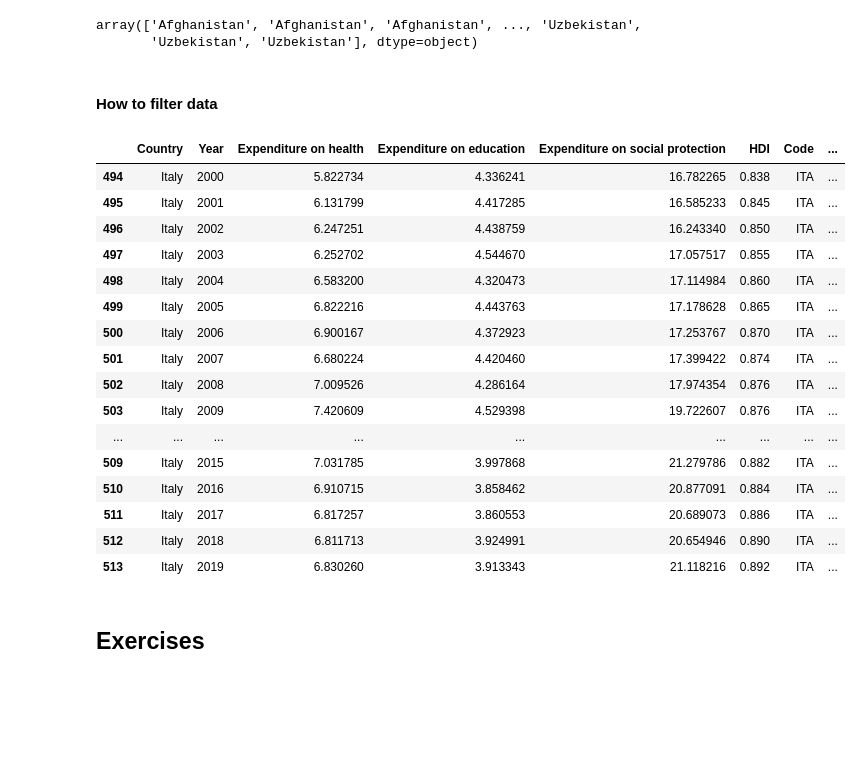
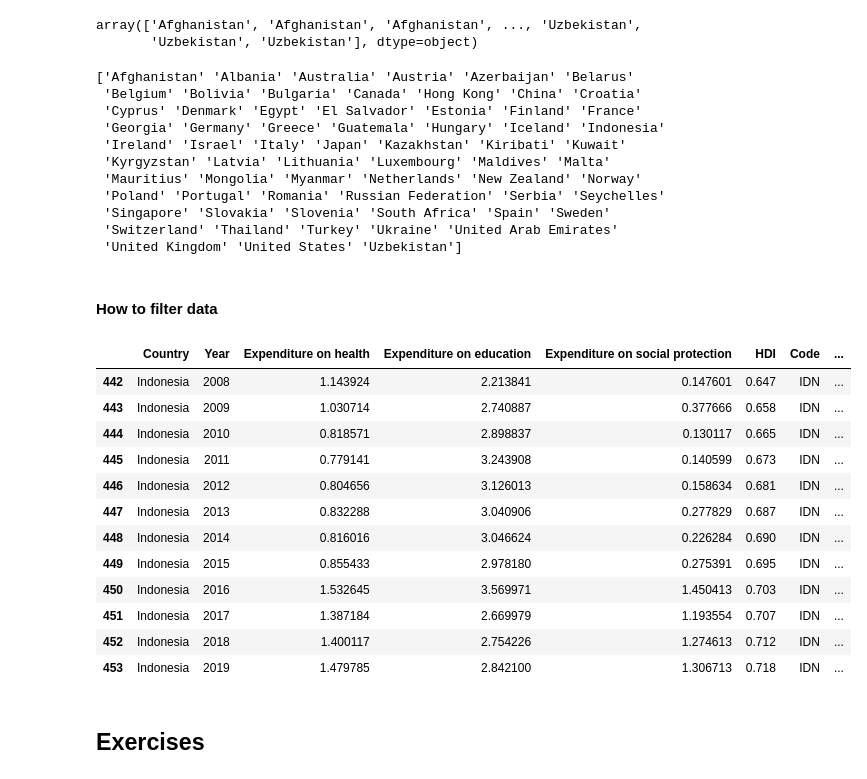
Before and after one commit to aspp-latam/2023-mexico-data-visualization, a Jupyter notebook: exercise-2.ipynb, the cells around one changed output. Drawn from its saved outputs; the diff is of its cells as text; code cells hidden in the pictures; blank space fills up the shorter version.

```diff
--- a/exercise-2.ipynb
+++ b/exercise-2.ipynb
@@ -52,30 +52,40 @@ df['Country'].values
 # %% [output]
 array(['Afghanistan', 'Afghanistan', 'Afghanistan', ..., 'Uzbekistan',
        'Uzbekistan', 'Uzbekistan'], dtype=object)
+# %%
+print(df.Country.unique())
+# %% [output]
+['Afghanistan' 'Albania' 'Australia' 'Austria' 'Azerbaijan' 'Belarus'
+ 'Belgium' 'Bolivia' 'Bulgaria' 'Canada' 'Hong Kong' 'China' 'Croatia'
+ 'Cyprus' 'Denmark' 'Egypt' 'El Salvador' 'Estonia' 'Finland' 'France'
+ 'Georgia' 'Germany' 'Greece' 'Guatemala' 'Hungary' 'Iceland' 'Indonesia'
+ 'Ireland' 'Israel' 'Italy' 'Japan' 'Kazakhstan' 'Kiribati' 'Kuwait'
+ 'Kyrgyzstan' 'Latvia' 'Lithuania' 'Luxembourg' 'Maldives' 'Malta'
+ 'Mauritius' 'Mongolia' 'Myanmar' 'Netherlands' 'New Zealand' 'Norway'
+ 'Poland' 'Portugal' 'Romania' 'Russian Federation' 'Serbia' 'Seychelles'
+ 'Singapore' 'Slovakia' 'Slovenia' 'South Africa' 'Spain' 'Sweden'
+ 'Switzerland' 'Thailand' 'Turkey' 'Ukraine' 'United Arab Emirates'
+ 'United Kingdom' 'United States' 'Uzbekistan']
 # %% [markdown]
 #### How to filter data
 # %%
 # you can filter the data in this way. Say you are only interested in country 'Germany'. Then you select
 # only the rows where that is true with df[df['colname'] == value]
-df[df['Country']=='Italy']
+df[df['Country']=='Indonesia']
 # %% [output]
 |  | Country | Year | Expenditure on health | Expenditure on education | Expenditure on social protection | HDI | Code | ... |
-| 494 | Italy | 2000 | 5.822734 | 4.336241 | 16.782265 | 0.838 | ITA | ... |
-| 495 | Italy | 2001 | 6.131799 | 4.417285 | 16.585233 | 0.845 | ITA | ... |
-| 496 | Italy | 2002 | 6.247251 | 4.438759 | 16.243340 | 0.850 | ITA | ... |
-| 497 | Italy | 2003 | 6.252702 | 4.544670 | 17.057517 | 0.855 | ITA | ... |
-| 498 | Italy | 2004 | 6.583200 | 4.320473 | 17.114984 | 0.860 | ITA | ... |
-| 499 | Italy | 2005 | 6.822216 | 4.443763 | 17.178628 | 0.865 | ITA | ... |
-| 500 | Italy | 2006 | 6.900167 | 4.372923 | 17.253767 | 0.870 | ITA | ... |
-| 501 | Italy | 2007 | 6.680224 | 4.420460 | 17.399422 | 0.874 | ITA | ... |
-| 502 | Italy | 2008 | 7.009526 | 4.286164 | 17.974354 | 0.876 | ITA | ... |
-| 503 | Italy | 2009 | 7.420609 | 4.529398 | 19.722607 | 0.876 | ITA | ... |
-| ... | ... | ... | ... | ... | ... | ... | ... | ... |
-| 509 | Italy | 2015 | 7.031785 | 3.997868 | 21.279786 | 0.882 | ITA | ... |
-| 510 | Italy | 2016 | 6.910715 | 3.858462 | 20.877091 | 0.884 | ITA | ... |
-| 511 | Italy | 2017 | 6.817257 | 3.860553 | 20.689073 | 0.886 | ITA | ... |
-| 512 | Italy | 2018 | 6.811713 | 3.924991 | 20.654946 | 0.890 | ITA | ... |
-| 513 | Italy | 2019 | 6.830260 | 3.913343 | 21.118216 | 0.892 | ITA | ... |
+| 442 | Indonesia | 2008 | 1.143924 | 2.213841 | 0.147601 | 0.647 | IDN | ... |
+| 443 | Indonesia | 2009 | 1.030714 | 2.740887 | 0.377666 | 0.658 | IDN | ... |
+| 444 | Indonesia | 2010 | 0.818571 | 2.898837 | 0.130117 | 0.665 | IDN | ... |
+| 445 | Indonesia | 2011 | 0.779141 | 3.243908 | 0.140599 | 0.673 | IDN | ... |
+| 446 | Indonesia | 2012 | 0.804656 | 3.126013 | 0.158634 | 0.681 | IDN | ... |
+| 447 | Indonesia | 2013 | 0.832288 | 3.040906 | 0.277829 | 0.687 | IDN | ... |
+| 448 | Indonesia | 2014 | 0.816016 | 3.046624 | 0.226284 | 0.690 | IDN | ... |
+| 449 | Indonesia | 2015 | 0.855433 | 2.978180 | 0.275391 | 0.695 | IDN | ... |
+| 450 | Indonesia | 2016 | 1.532645 | 3.569971 | 1.450413 | 0.703 | IDN | ... |
+| 451 | Indonesia | 2017 | 1.387184 | 2.669979 | 1.193554 | 0.707 | IDN | ... |
+| 452 | Indonesia | 2018 | 1.400117 | 2.754226 | 1.274613 | 0.712 | IDN | ... |
+| 453 | Indonesia | 2019 | 1.479785 | 2.842100 | 1.306713 | 0.718 | IDN | ... |
 # %% [markdown]
 ## Exercises
 # %% [markdown]
```
Also changed, not shown: parts of 1 cell of this notebook.
